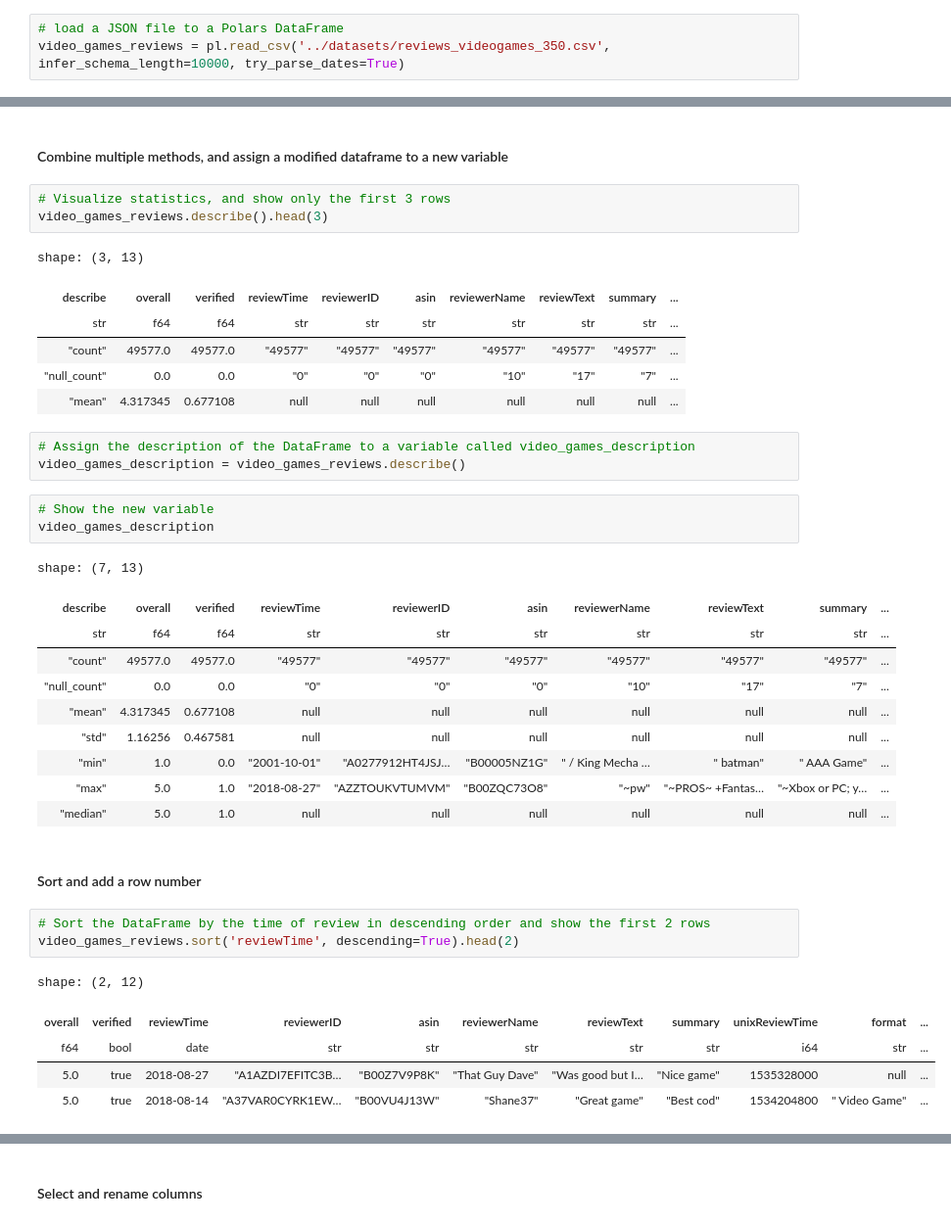
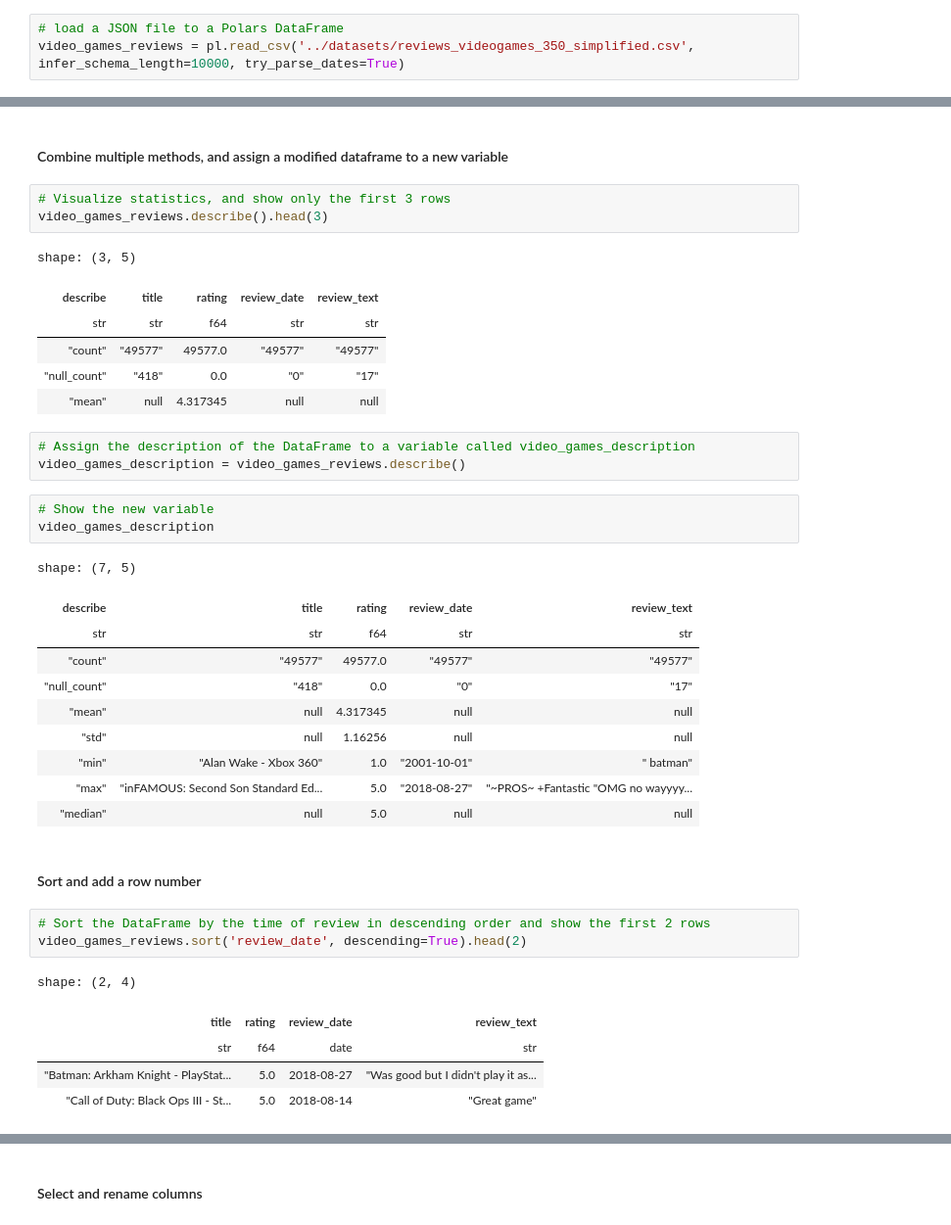
Before and after one commit to PacktPublishing/Data-Analysis-with-Polars, a Jupyter notebook: chapter_02/01_dataframes.ipynb, the cells around one changed output, grey strips where cells are left out. Shown: that part at 98% size. Cells and saved outputs as stored; diff of their text form.

```diff
--- a/chapter_02/01_dataframes.ipynb
+++ b/chapter_02/01_dataframes.ipynb
@@ -4,4 +4,4 @@
 import polars as pl
 # %%
 # load a JSON file to a Polars DataFrame
-video_games_reviews = pl.read_csv('../datasets/reviews_videogames_350.csv', infer_schema_length=10000, try_parse_dates=True)
+video_games_reviews = pl.read_csv('../datasets/reviews_videogames_350_simplified.csv', infer_schema_length=10000, try_parse_dates=True)
@@ -133,12 +142,12 @@ video_games_reviews.estimated_size('mb')
 # Visualize statistics, and show only the first 3 rows
 video_games_reviews.describe().head(3)
 # %% [output]
-shape: (3, 13)
+shape: (3, 5)
-| describe | overall | verified | reviewTime | reviewerID | asin | reviewerName | reviewText | summary | ... |
-| str | f64 | f64 | str | str | str | str | str | str | ... |
-| "count" | 49577.0 | 49577.0 | "49577" | "49577" | "49577" | "49577" | "49577" | "49577" | ... |
-| "null_count" | 0.0 | 0.0 | "0" | "0" | "0" | "10" | "17" | "7" | ... |
-| "mean" | 4.317345 | 0.677108 | null | null | null | null | null | null | ... |
+| describe | title | rating | review_date | review_text |
+| str | str | f64 | str | str |
+| "count" | "49577" | 49577.0 | "49577" | "49577" |
+| "null_count" | "418" | 0.0 | "0" | "17" |
+| "mean" | null | 4.317345 | null | null |
 # %%
 # Assign the description of the DataFrame to a variable called video_games_description
 video_games_description = video_games_reviews.describe()
@@ -146,26 +155,26 @@ video_games_description = video_games_reviews.describe()
 # Show the new variable
 video_games_description
 # %% [output]
-shape: (7, 13)
+shape: (7, 5)
-| describe | overall | verified | reviewTime | reviewerID | asin | reviewerName | reviewText | summary | ... |
-| str | f64 | f64 | str | str | str | str | str | str | ... |
-| "count" | 49577.0 | 49577.0 | "49577" | "49577" | "49577" | "49577" | "49577" | "49577" | ... |
-| "null_count" | 0.0 | 0.0 | "0" | "0" | "0" | "10" | "17" | "7" | ... |
-| "mean" | 4.317345 | 0.677108 | null | null | null | null | null | null | ... |
-| "std" | 1.16256 | 0.467581 | null | null | null | null | null | null | ... |
-| "min" | 1.0 | 0.0 | "2001-10-01" | "A0277912HT4JSJ… | "B00005NZ1G" | " / King Mecha … | " batman" | " AAA Game" | ... |
-| "max" | 5.0 | 1.0 | "2018-08-27" | "AZZTOUKVTUMVM" | "B00ZQC73O8" | "~pw" | "~PROS~ +Fantas… | "~Xbox or PC; y… | ... |
-| "median" | 5.0 | 1.0 | null | null | null | null | null | null | ... |
+| describe | title | rating | review_date | review_text |
+| str | str | f64 | str | str |
+| "count" | "49577" | 49577.0 | "49577" | "49577" |
+| "null_count" | "418" | 0.0 | "0" | "17" |
+| "mean" | null | 4.317345 | null | null |
+| "std" | null | 1.16256 | null | null |
+| "min" | "Alan Wake - Xbox 360" | 1.0 | "2001-10-01" | " batman" |
+| "max" | "inFAMOUS: Second Son Standard Ed... | 5.0 | "2018-08-27" | "~PROS~ +Fantastic "OMG no wayyyy... |
+| "median" | null | 5.0 | null | null |
 # %% [markdown]
 #### Sort and add a row number
 # %%
 # Sort the DataFrame by the time of review in descending order and show the first 2 rows
-video_games_reviews.sort('reviewTime', descending=True).head(2)
+video_games_reviews.sort('review_date', descending=True).head(2)
 # %% [output]
-shape: (2, 12)
+shape: (2, 4)
-| overall | verified | reviewTime | reviewerID | asin | reviewerName | reviewText | summary | unixReviewTime | format | ... |
-| f64 | bool | date | str | str | str | str | str | i64 | str | ... |
-| 5.0 | true | 2018-08-27 | "A1AZDI7EFITC3B… | "B00Z7V9P8K" | "That Guy Dave" | "Was good but I… | "Nice game" | 1535328000 | null | ... |
-| 5.0 | true | 2018-08-14 | "A37VAR0CYRK1EW… | "B00VU4J13W" | "Shane37" | "Great game" | "Best cod" | 1534204800 | " Video Game" | ... |
+| title | rating | review_date | review_text |
+| str | f64 | date | str |
+| "Batman: Arkham Knight - PlayStat... | 5.0 | 2018-08-27 | "Was good but I didn't play it as... |
+| "Call of Duty: Black Ops III - St... | 5.0 | 2018-08-14 | "Great game" |
 # %%
 # Sort the DataFrame by the time of review in ascending order and show the first 2 rows
```
Also changed, not shown: parts of 50 cells of this notebook, 1 other file.
